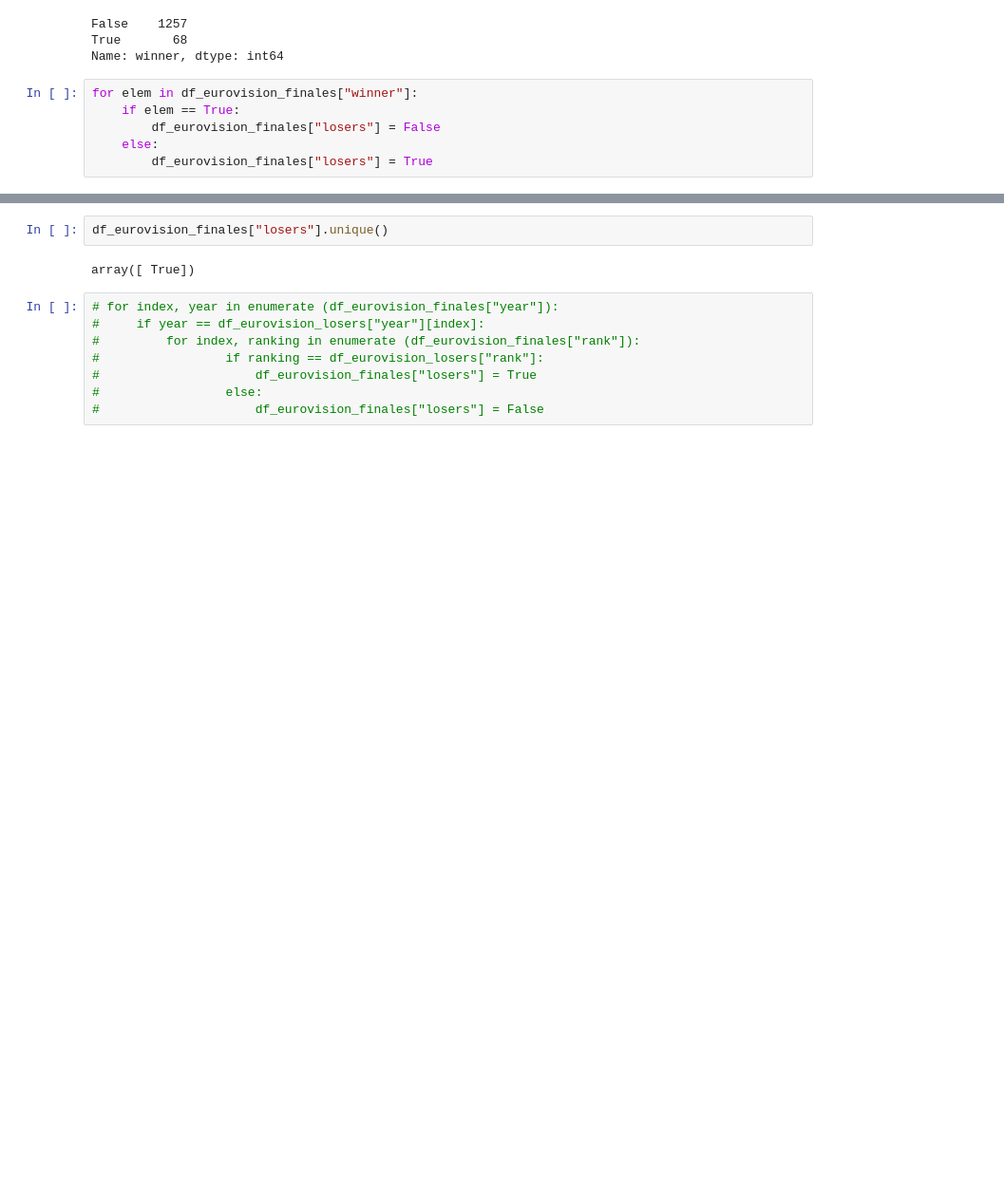
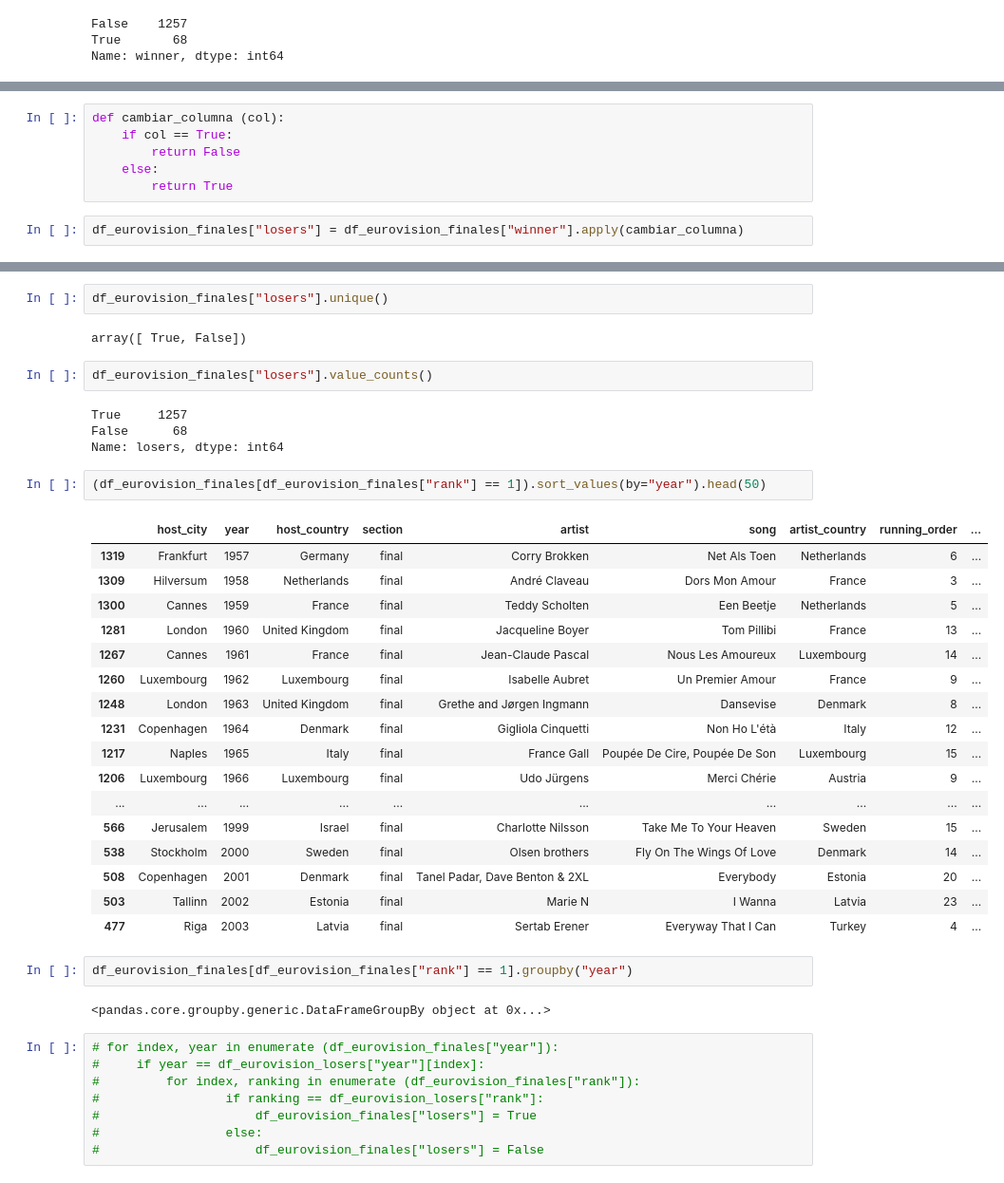
Before and after one commit to Adalab/promo-d-da-modulo3-sprint2-silvia-jaqueline-cristina, a Jupyter notebook: EDA_y_procesado.ipynb, the cells around one changed output, grey strips where cells are left out. Shown at 95% size. Cells and saved outputs as stored; diff of their text form; blank space fills up the shorter version.

```diff
--- a/EDA_y_procesado.ipynb
+++ b/EDA_y_procesado.ipynb
@@ -404,9 +404,3 @@ df_eurovision_finales["winner"].value_counts()
 False    1257
 True       68
 Name: winner, dtype: int64
-# %%
-for elem in df_eurovision_finales["winner"]:
-    if elem == True:
-        df_eurovision_finales["losers"] = False
-    else:
-        df_eurovision_finales["losers"] = True
@@ -423,0 +407,8 @@ See the caveats in the documentation: https://pandas.pydata.org/pandas-docs/stab
+# %%
+def cambiar_columna (col):
+    if col == True:
+        return False
+    else:
+        return True
+# %%
+df_eurovision_finales["losers"] = df_eurovision_finales["winner"].apply(cambiar_columna)
@@ -424,7 +430,37 @@ See the caveats in the documentation: https://pandas.pydata.org/pandas-docs/stab
 # %%
 df_eurovision_finales["losers"].unique()
 # %% [output]
-array([ True])
+array([ True, False])
+# %%
+df_eurovision_finales["losers"].value_counts()
+# %% [output]
+True     1257
+False      68
+Name: losers, dtype: int64
+# %%
+(df_eurovision_finales[df_eurovision_finales["rank"] == 1]).sort_values(by="year").head(50)
+# %% [output]
+|  | host_city | year | host_country | section | artist | song | artist_country | running_order | ... |
+| 1319 | Frankfurt | 1957 | Germany | final | Corry Brokken | Net Als Toen | Netherlands | 6 | ... |
+| 1309 | Hilversum | 1958 | Netherlands | final | André Claveau | Dors Mon Amour | France | 3 | ... |
+| 1300 | Cannes | 1959 | France | final | Teddy Scholten | Een Beetje | Netherlands | 5 | ... |
+| 1281 | London | 1960 | United Kingdom | final | Jacqueline Boyer | Tom Pillibi | France | 13 | ... |
+| 1267 | Cannes | 1961 | France | final | Jean-Claude Pascal | Nous Les Amoureux | Luxembourg | 14 | ... |
+| 1260 | Luxembourg | 1962 | Luxembourg | final | Isabelle Aubret | Un Premier Amour | France | 9 | ... |
+| 1248 | London | 1963 | United Kingdom | final | Grethe and Jørgen Ingmann | Dansevise | Denmark | 8 | ... |
+| 1231 | Copenhagen | 1964 | Denmark | final | Gigliola Cinquetti | Non Ho L'étà | Italy | 12 | ... |
+| 1217 | Naples | 1965 | Italy | final | France Gall | Poupée De Cire, Poupée De Son | Luxembourg | 15 | ... |
+| 1206 | Luxembourg | 1966 | Luxembourg | final | Udo Jürgens | Merci Chérie | Austria | 9 | ... |
+| ... | ... | ... | ... | ... | ... | ... | ... | ... | ... |
+| 566 | Jerusalem | 1999 | Israel | final | Charlotte Nilsson | Take Me To Your Heaven | Sweden | 15 | ... |
+| 538 | Stockholm | 2000 | Sweden | final | Olsen brothers | Fly On The Wings Of Love | Denmark | 14 | ... |
+| 508 | Copenhagen | 2001 | Denmark | final | Tanel Padar, Dave Benton & 2XL | Everybody | Estonia | 20 | ... |
+| 503 | Tallinn | 2002 | Estonia | final | Marie N | I Wanna | Latvia | 23 | ... |
+| 477 | Riga | 2003 | Latvia | final | Sertab Erener | Everyway That I Can | Turkey | 4 | ... |
+# %%
+df_eurovision_finales[df_eurovision_finales["rank"] == 1].groupby("year")
+# %% [output]
+<pandas.core.groupby.generic.DataFrameGroupBy object at 0x...>
 # %%
 # for index, year in enumerate (df_eurovision_finales["year"]):
 #     if year == df_eurovision_losers["year"][index]:
```
Also changed, not shown: parts of 4 cells of this notebook, 1 other file.
